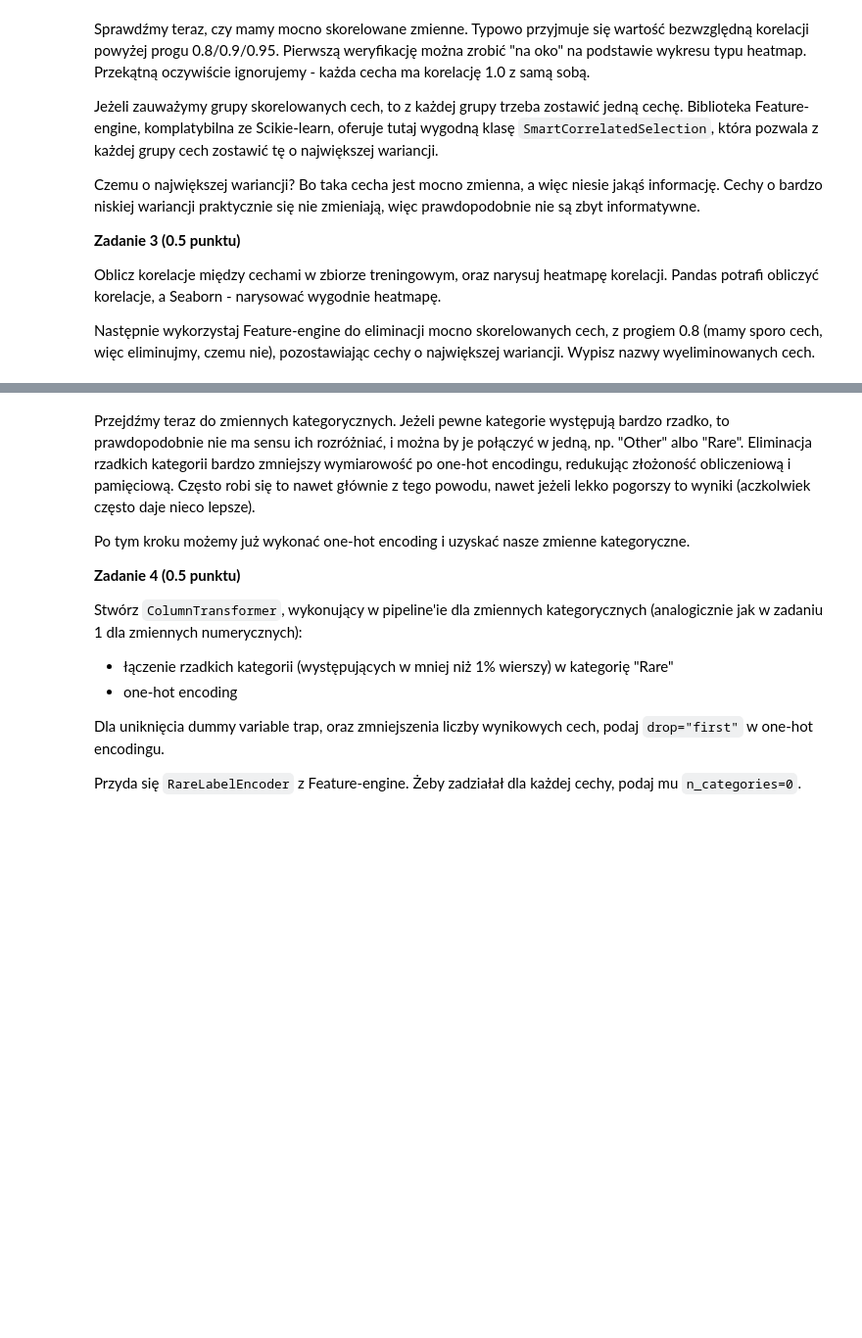
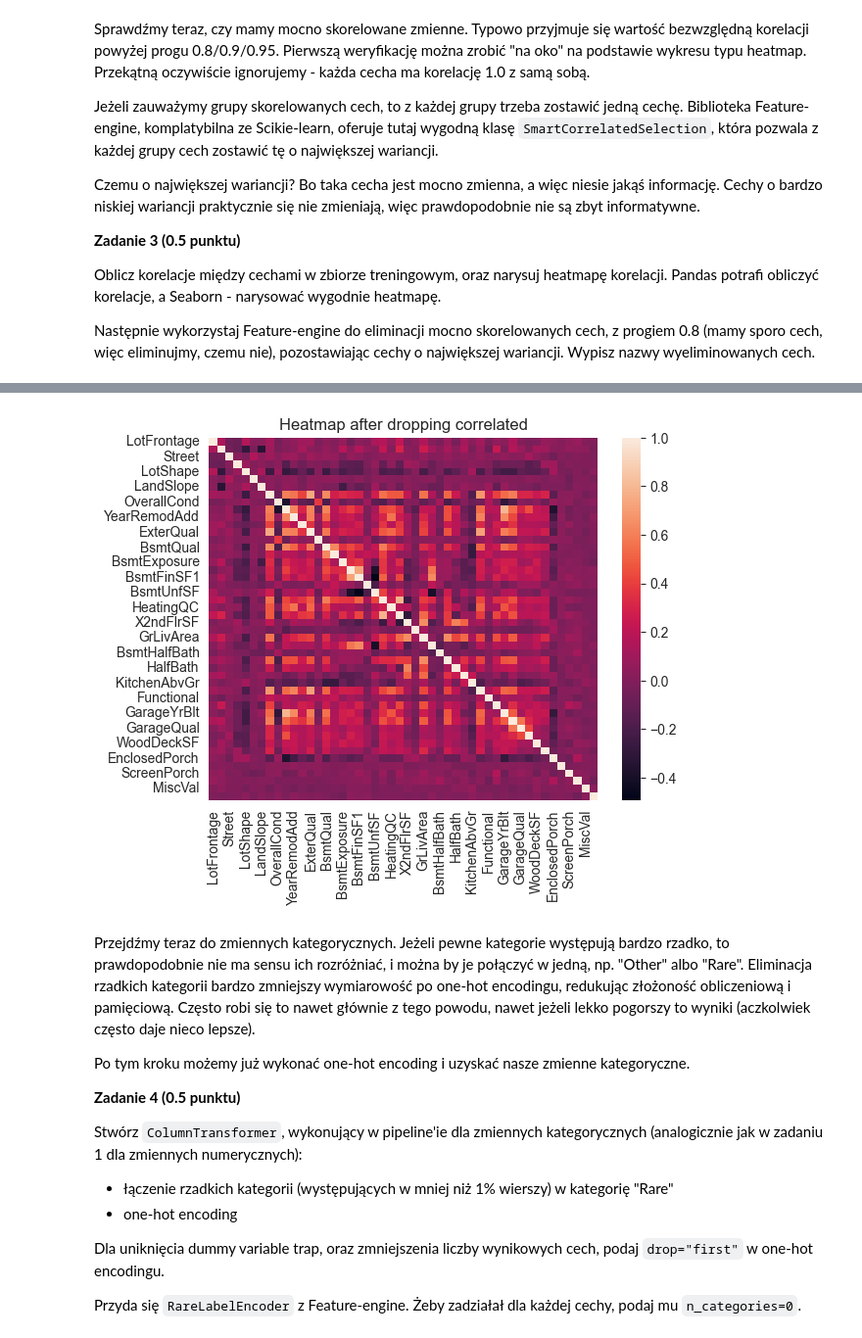
Before and after one commit to Spontaniczny/basics-of-machine-learning, a Jupyter notebook: lab1/notebook.ipynb, the cells around one changed output, grey strips where cells are left out. Shown at 98% size. Cells and saved outputs as stored; diff of their text form; code cells hidden in the pictures; blank space fills up the shorter version.

```diff
--- a/lab1/notebook.ipynb
+++ b/lab1/notebook.ipynb
@@ -370,0 +390,5 @@ Następnie wykorzystaj Feature-engine do eliminacji mocno skorelowanych cech, z
+# %%
+from feature_engine.selection import DropCorrelatedFeatures
+tr = DropCorrelatedFeatures(variables=None, method='pearson', threshold=0.8)
+X_train_num = tr.fit_transform(X_train_num)
+X_test_num = tr.transform(X_test_num)
@@ -371,3 +404,9 @@ Następnie wykorzystaj Feature-engine do eliminacji mocno skorelowanych cech, z
+# %%
+dataplot = sns.heatmap(X_train_num.corr())
+dataplot.set(title = "Heatmap after dropping correlated")
+plt.show()
+# %% [output]
+[figure, added]
 # %% [markdown]
 Przejdźmy teraz do zmiennych kategorycznych. Jeżeli pewne kategorie występują bardzo rzadko, to prawdopodobnie nie ma sensu ich rozróżniać, i można by je połączyć w jedną, np. "Other" albo "Rare". Eliminacja rzadkich kategorii bardzo zmniejszy wymiarowość po one-hot encodingu, redukując złożoność obliczeniową i pamięciową. Często robi się to nawet głównie z tego powodu, nawet jeżeli lekko pogorszy to wyniki (aczkolwiek często daje nieco lepsze).
 
```
Also changed, not shown: parts of 43 cells of this notebook.
